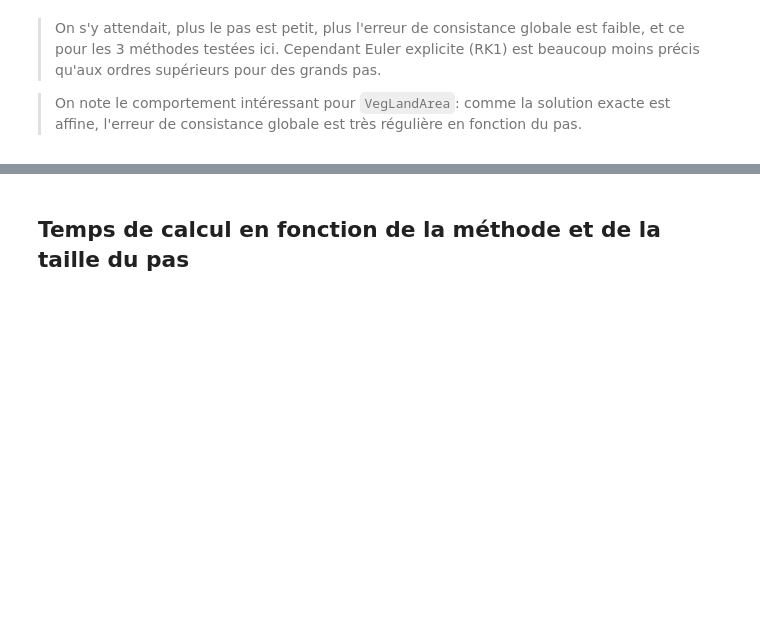
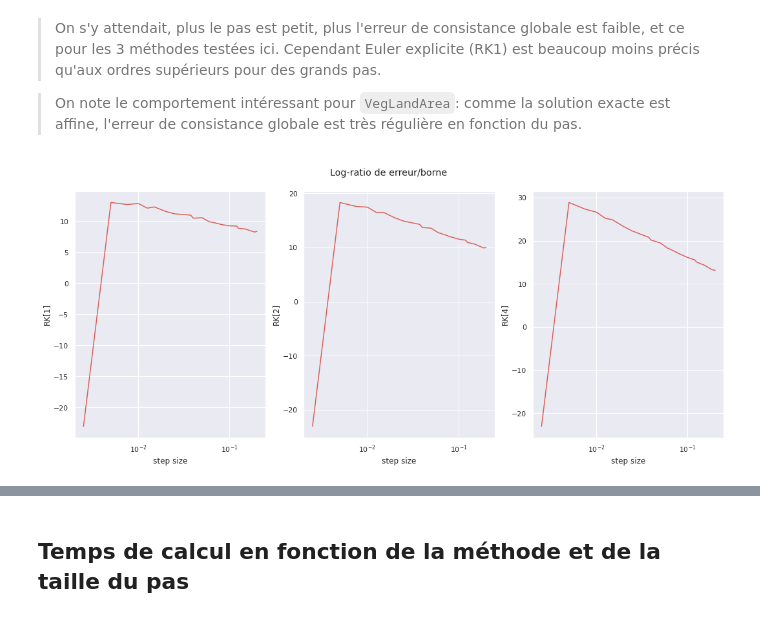
Before and after one commit to littlebuzzybee/MACS205a-Projet, a Jupyter notebook: carbone.ipynb, the cells around one changed output, grey strips where cells are left out. Drawn from its saved outputs; the diff is of its cells as text; code cells hidden in the pictures; blank space fills up the shorter version.

```diff
--- a/carbone.ipynb
+++ b/carbone.ipynb
@@ -619,3 +619,23 @@ plt.show()
 > On s'y attendait, plus le pas est petit, plus l'erreur de consistance globale est faible, et ce pour les 3 méthodes testées ici. Cependant Euler explicite (RK1) est beaucoup moins précis qu'aux ordres supérieurs pour des grands pas.
 
 > On note le comportement intéressant pour `VegLandArea`: comme la solution exacte est affine, l'erreur de consistance globale est très régulière en fonction du pas.
+# %%
+ARK_arr = [ERK1_arr, ERK2_arr, [], ERK4_arr]
+cols = 3
+rows = 1
+fig = plt.figure(figsize=(18,7))
+fig.suptitle("Log-ratio de erreur/borne", y=0.95)
+i=0
+for k in [1,2,4]:
+    i += 1
+    ax = fig.add_subplot(rows, cols, i)
+    error = np.linalg.norm(ERK4_arr,axis =1)
+    eps = 1e-10  #just to prevent log applied on zero
+    bound = h**(k+1)
+    ax.plot(h, np.log(np.divide(error,bound) + eps ))
+    ax.set_xlabel("step size")
+    ax.set_ylabel("RK["+str(k)+"]")
+    ax.set_xscale("log")
+plt.show()
+# %% [output]
+[figure, added]
```
Also changed, not shown: parts of 13 cells of this notebook.
